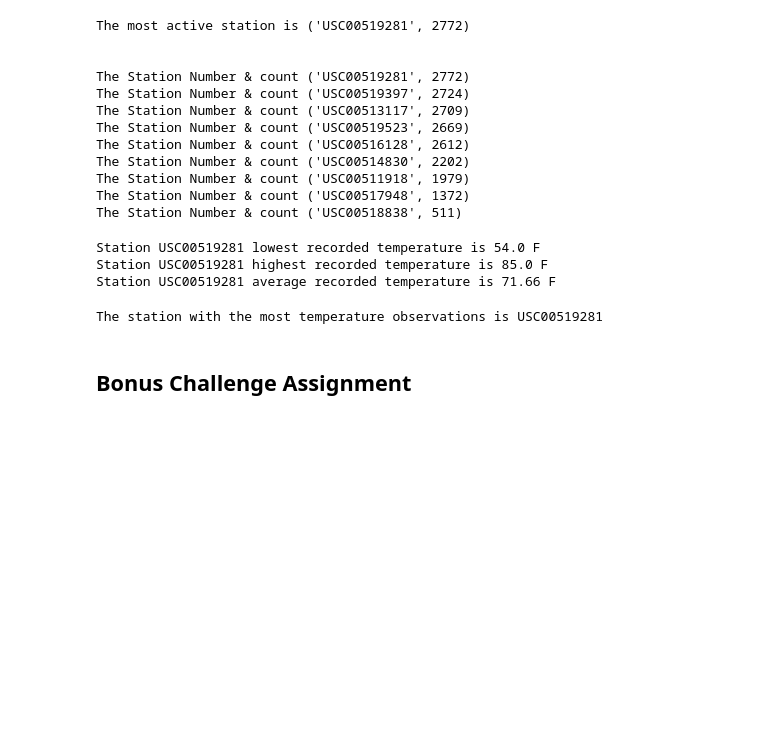
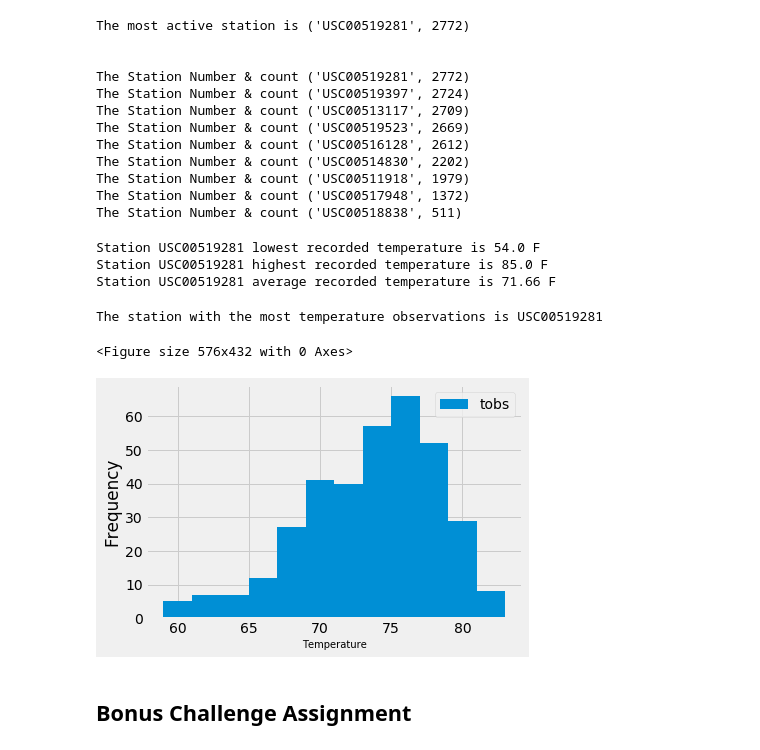
Before and after one commit to bbruzos/sqlaclhemy-challenge, a Jupyter notebook: climate_starter.ipynb, the cells around one changed output. Cells and saved outputs as stored; diff of their text form; code cells hidden in the pictures; blank space fills up the shorter version.

```diff
--- a/climate_starter.ipynb
+++ b/climate_starter.ipynb
@@ -70,5 +70,5 @@ prcpLastYear
  ...]
 # %%
 # Calculate the date 1 year ago from the last data point in the database
-date_query = dt.date(2017, 8, 23) - dt.timedelta(days=365)
-print("The date calculated:", date_query)
+date_query = datetime.datetime.strptime(lastDate[0], '%Y-%m-%d')- datetime.timedelta(days=365)
+print("The date calculated:", date_query.date())
@@ -189,7 +191,7 @@ Station USC00519281 highest recorded temperature is 85.0 F
 Station USC00519281 average recorded temperature is 71.66 F
 # %%
 # Choose the station with the highest number of temperature observations.
-most_temp_observations = session.query(Measurement.station, \
+most_temp_observation = session.query(Measurement.station, \
                             func.count(Measurement.tobs)).\
                             group_by(Measurement.station).\
                             order_by(func.count(Measurement.station).desc()).first()
@@ -199,6 +201,21 @@ print(f"The station with the most temperature observations is {most_temp_observa
 The station with the most temperature observations is USC00519281
 # %%
 # Query the last 12 months of temperature observation data for this station and plot the results as a histogram
+station_temp_observation = session.query(Measurement.date, Measurement.tobs)\
+                                        .order_by(Measurement.date)\
+                                        .filter(Measurement.date > date_query.date())\
+                                        .filter(Measurement.station == most_temp_observation[0])\
+                                        .all()
+station_temp_df = pd.DataFrame(station_temp_observation)
+
+fig = plt.figure(figsize = (8,6))
+station_temp_df.plot.hist(bins=12, density=False)
+plt.xlabel("Temperature", fontsize=10)
+plt.legend(["tobs"])
+plt.show()
+# %% [output]
+<Figure size 576x432 with 0 Axes>
+[figure, added]
 # %% [markdown]
 ## Bonus Challenge Assignment
 # %%
```
Also changed, not shown: parts of 2 cells of this notebook.
